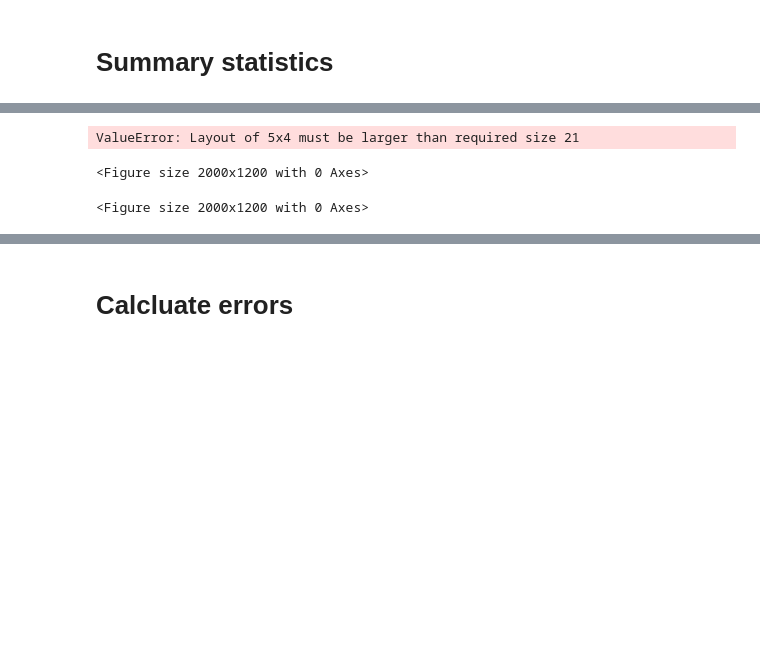
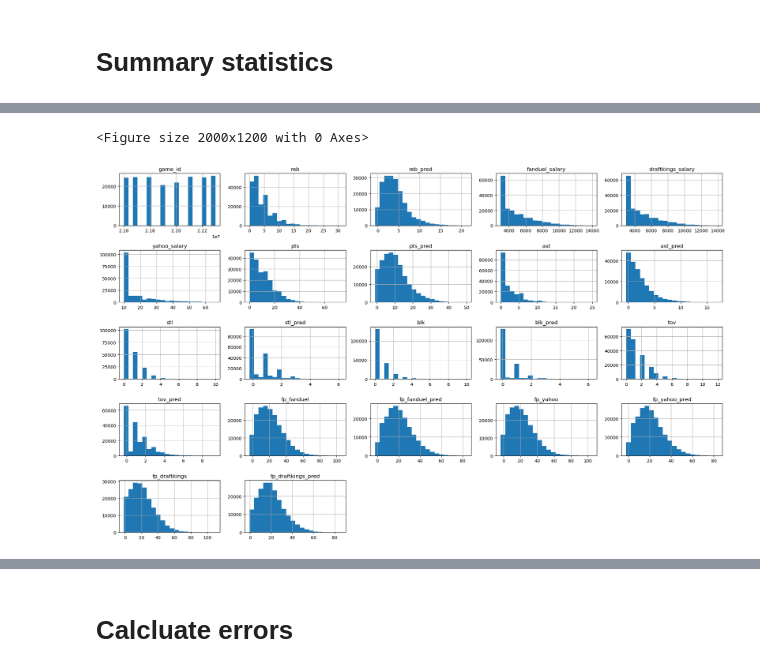
Before and after one commit to tzachpach/final_project_dfs, a Jupyter notebook: analyze_fp_pred.ipynb, the cells around one changed output, grey strips where cells are left out. Drawn from its saved outputs; the diff is of its cells as text; code cells hidden in the pictures; blank space fills up the shorter version.

```diff
--- a/analyze_fp_pred.ipynb
+++ b/analyze_fp_pred.ipynb
@@ -39,12 +46,11 @@ df.describe()
 # %%
 plt.figure(figsize=(20, 12))
-df.hist(bins=20, figsize=(20, 12), layout=(5, 4))
+df.hist(bins=20, figsize=(20, 12), layout=(5, 5))
 plt.tight_layout()
 plt.show()
 # %% [output]
-ValueError: Layout of 5x4 must be larger than required size 21
+<Figure size 2000x1200 with 0 Axes>
-<Figure size 2000x1200 with 0 Axes>
-<Figure size 2000x1200 with 0 Axes>
+[figure, added]
 # %%
 stat_cols = ['reb', 'reb_pred',
        'pts', 'pts_pred', 'ast', 'ast_pred', 'stl',
```
Also changed, not shown: parts of 13 cells of this notebook, 1 other file.
